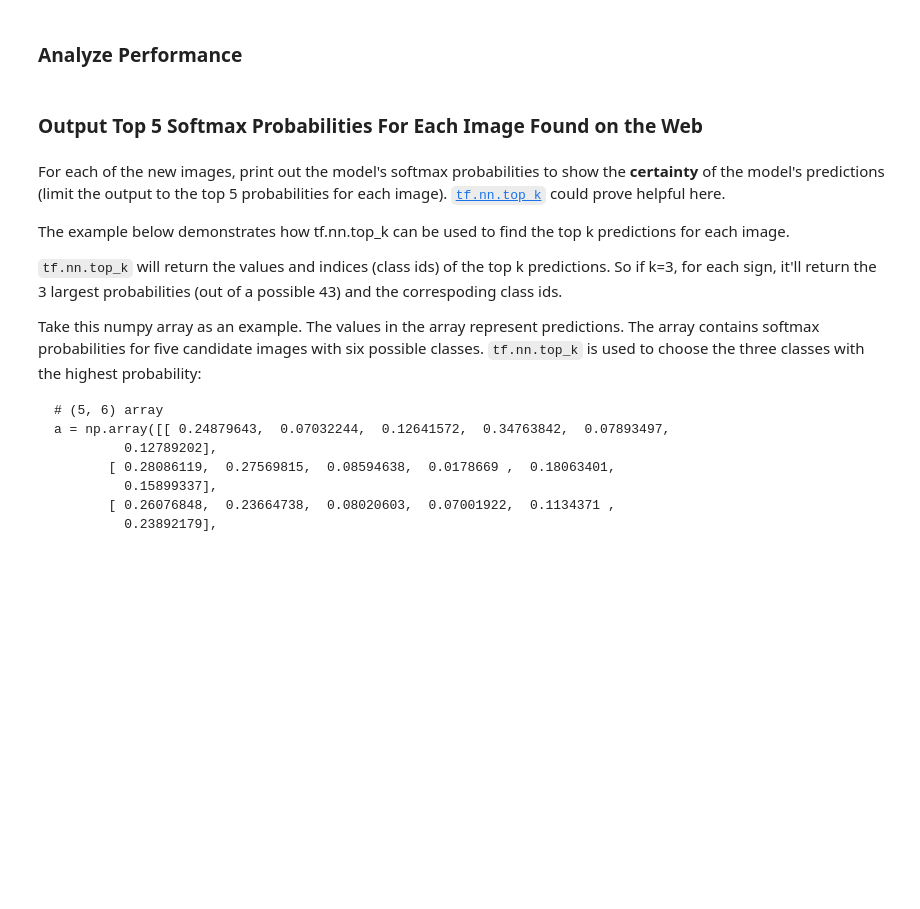
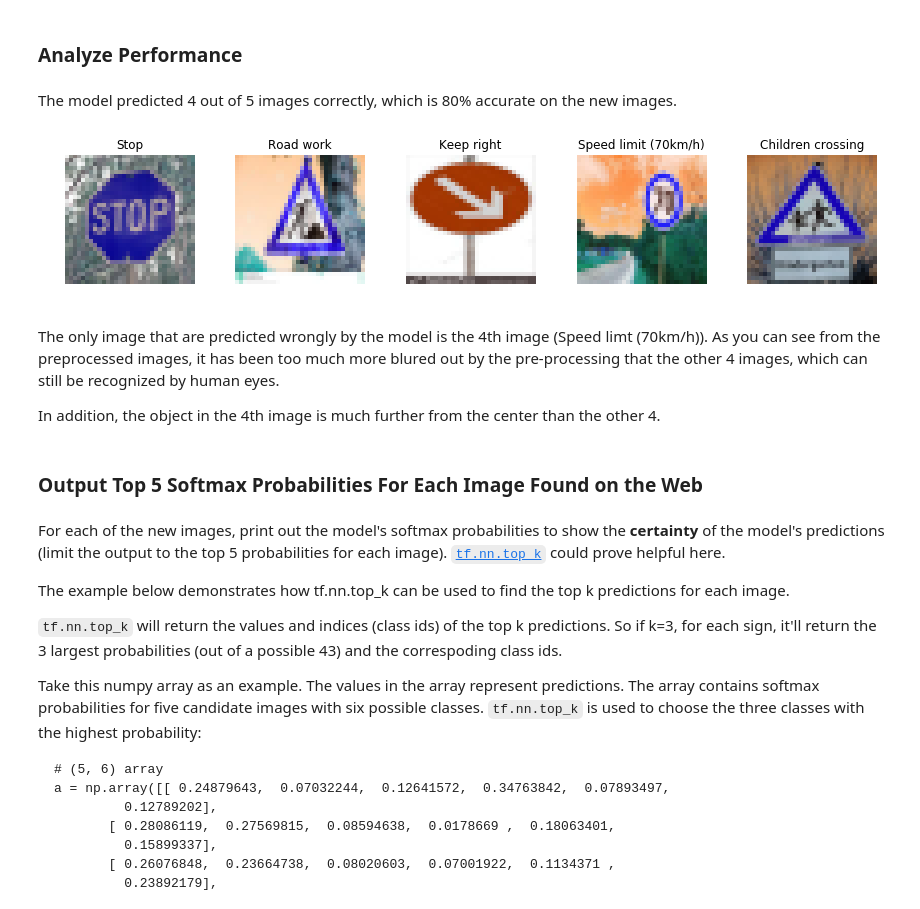
Before and after one commit to ahhuisg/CarND-Traffic-Sign-Classifier-Project-Submission, a Jupyter notebook: Traffic_Sign_Classifier.ipynb, the cells around one changed output. Saved outputs shown, nothing was run; the diff lists cells and outputs as text; code cells hidden in the pictures; blank space fills up the shorter version.

```diff
--- a/Traffic_Sign_Classifier.ipynb
+++ b/Traffic_Sign_Classifier.ipynb
@@ -381,0 +501,7 @@ with tf.Session() as sess:
+# %%
+result_codes, predictions, arr_top_k_idx = predict_traffic_sign(images_use)
+dict1 = zip(labels, predictions)
+for label, prediction in dict1:
+    print ("Label: " + label)
+    print ("Prediction: " + prediction)
+    print ()
@@ -384,6 +526,23 @@ with tf.Session() as sess:
 # %%
 ### Calculate the accuracy for these 5 new images.
 ### For example, if the model predicted 1 out of 5 signs correctly, it's 20% accurate on these new images.
+# %% [markdown]
+The model predicted 4 out of 5 images correctly, which is 80% accurate on the new images.
+# %%
+fig, axes = plt.subplots(nrows=1, ncols=5, figsize=(12,12))
+axes = axes.ravel()
+fig.tight_layout()
+
+for ax, img, label in zip(axes, images, labels):
+    ax.imshow(img)
+    ax.set_title(label)
+    ax.axis('off')
+# %% [output]
+[figure, added]
+# %% [markdown]
+The only image that are predicted wrongly by the model is the 4th image (Speed limt (70km/h)). As you can see from the preprocessed images, it has been too much more blured out by the pre-processing that the other 4 images, which can still be recognized by human eyes.
+
+In addition, the object in the 4th image is much further from the center than the other 4.
 # %% [markdown]
 ### Output Top 5 Softmax Probabilities For Each Image Found on the Web
 # %% [markdown]
```
Also changed, not shown: parts of 25 cells of this notebook, 30 other files.
